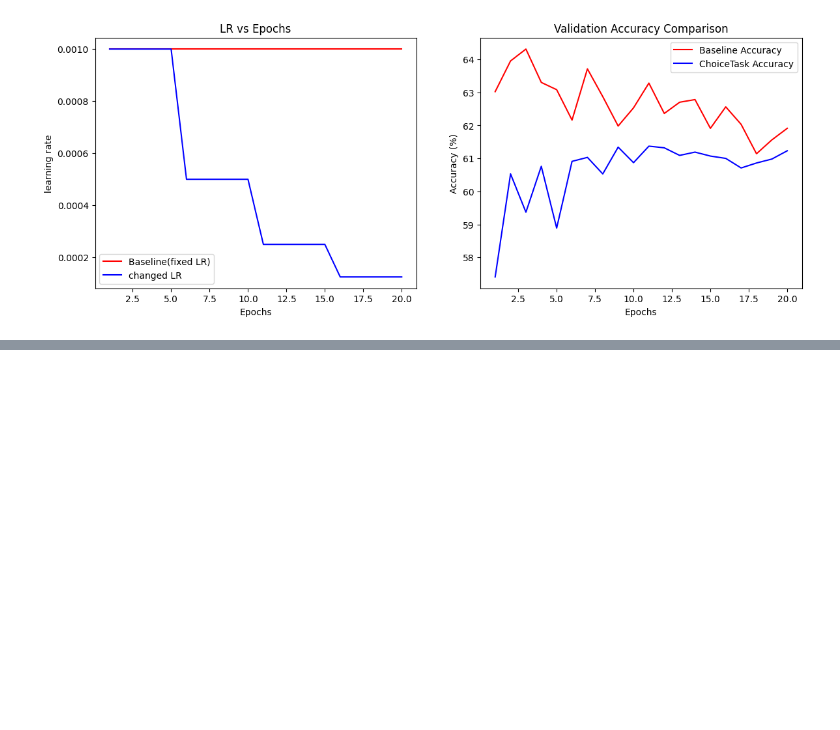
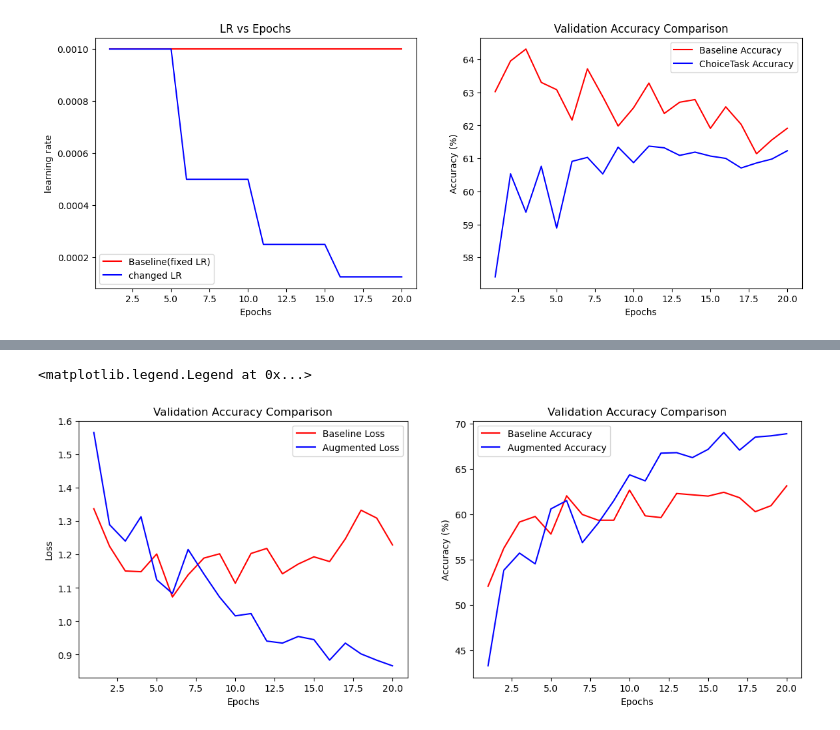
Before and after one commit to Li-Wei-Pan/ComputerVision_Assignment3, a Jupyter notebook: work.ipynb, the cells around one changed output, grey strips where cells are left out. Saved outputs shown, nothing was run; the diff lists cells and outputs as text; code cells hidden in the pictures; blank space fills up the shorter version.

Commit message:
choice 5 done

```diff
--- a/work.ipynb
+++ b/work.ipynb
@@ -697,0 +725,4 @@ plot_lr(history_pretrained, history)
+# %%
+model_choice5 = Model3().to(device)
+
+history_choice5 = run_full_training_validate(model_choice5, aug_training_loader, validation_loader)
@@ -697,0 +747,24 @@ plot_lr(history_pretrained, history)
+# %%
+epochs = range(1, len(history_choice5['training_loss']) + 1)
+
+plt.figure(figsize = (14,5))
+
+plt.subplot(1,2,1)
+plt.plot(epochs, history_3['validation_loss'], 'r-', label='Baseline Loss' )
+plt.plot(epochs, history_choice5['validation_loss'], 'b-', label='Augmented Loss' )
+plt.title('Validation Accuracy Comparison')
+plt.xlabel('Epochs')
+plt.ylabel('Loss')
+plt.legend()
+
+
+plt.subplot(1,2,2)
+plt.plot(epochs, history_3['validation_accuracy'], 'r-', label='Baseline Accuracy' )
+plt.plot(epochs, history_choice5['validation_accuracy'], 'b-', label='Augmented Accuracy' )
+plt.title('Validation Accuracy Comparison')
+plt.xlabel('Epochs')
+plt.ylabel('Accuracy (%)')
+plt.legend()
+# %% [output]
+<matplotlib.legend.Legend at 0x...>
+[figure, added]
```
Also changed, not shown: parts of 6 cells of this notebook.
